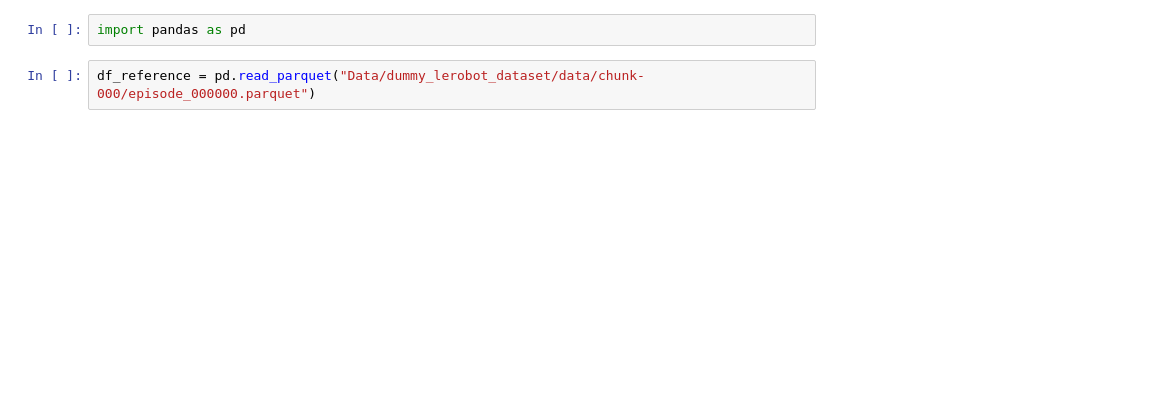
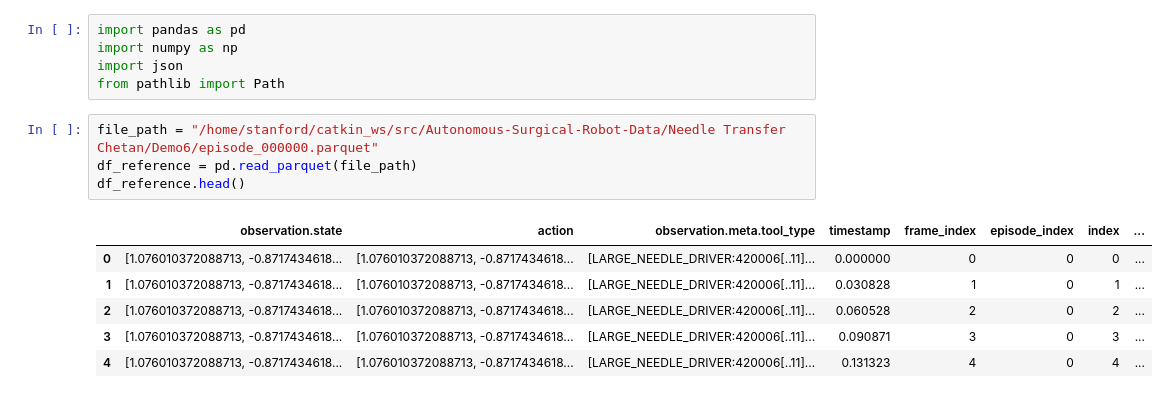
Before and after one commit to chetanreddyn/Autonomous-Surgical-Robot, a Jupyter notebook: LeRobot/prototype.ipynb, the cells around one changed output. Cells and saved outputs as stored; diff of their text form; blank space fills up the shorter version.

```diff
--- a/LeRobot/prototype.ipynb
+++ b/LeRobot/prototype.ipynb
@@ -1,4 +1,16 @@
 # %%
 import pandas as pd
+import numpy as np
+import json
+from pathlib import Path
 # %%
-df_reference = pd.read_parquet("Data/dummy_lerobot_dataset/data/chunk-000/episode_000000.parquet")
+file_path = "/home/stanford/catkin_ws/src/Autonomous-Surgical-Robot-Data/Needle Transfer Chetan/Demo6/episode_000000.parquet"
+df_reference = pd.read_parquet(file_path)
+df_reference.head()
+# %% [output]
+|  | observation.state | action | observation.meta.tool_type | timestamp | frame_index | episode_index | index | ... |
+| 0 | [1.076010372088713, -0.8717434618... | [1.076010372088713, -0.8717434618... | [LARGE_NEEDLE_DRIVER:420006[..11]... | 0.000000 | 0 | 0 | 0 | ... |
+| 1 | [1.076010372088713, -0.8717434618... | [1.076010372088713, -0.8717434618... | [LARGE_NEEDLE_DRIVER:420006[..11]... | 0.030828 | 1 | 0 | 1 | ... |
+| 2 | [1.076010372088713, -0.8717434618... | [1.076010372088713, -0.8717434618... | [LARGE_NEEDLE_DRIVER:420006[..11]... | 0.060528 | 2 | 0 | 2 | ... |
+| 3 | [1.076010372088713, -0.8717434618... | [1.076010372088713, -0.8717434618... | [LARGE_NEEDLE_DRIVER:420006[..11]... | 0.090871 | 3 | 0 | 3 | ... |
+| 4 | [1.076010372088713, -0.8717434618... | [1.076010372088713, -0.8717434618... | [LARGE_NEEDLE_DRIVER:420006[..11]... | 0.131323 | 4 | 0 | 4 | ... |
```
Also changed, not shown: parts of 17 cells of this notebook, 6 other files.
